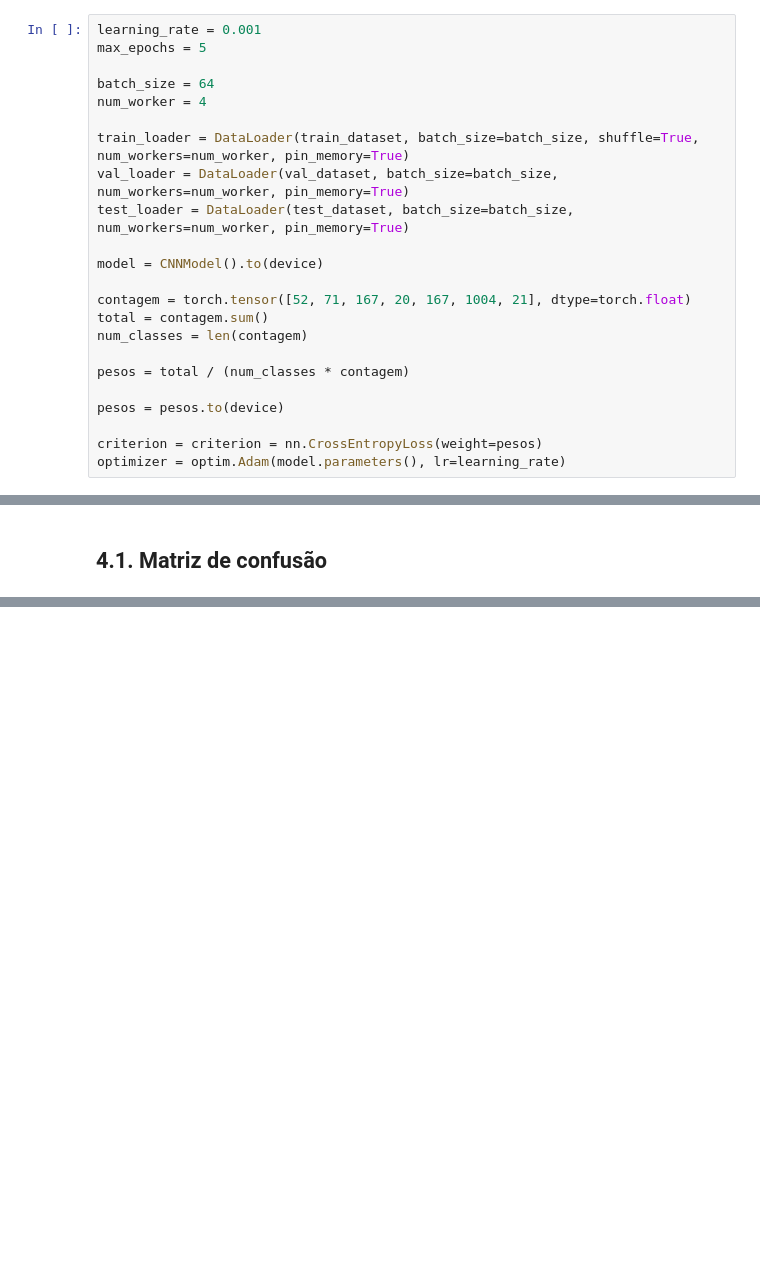
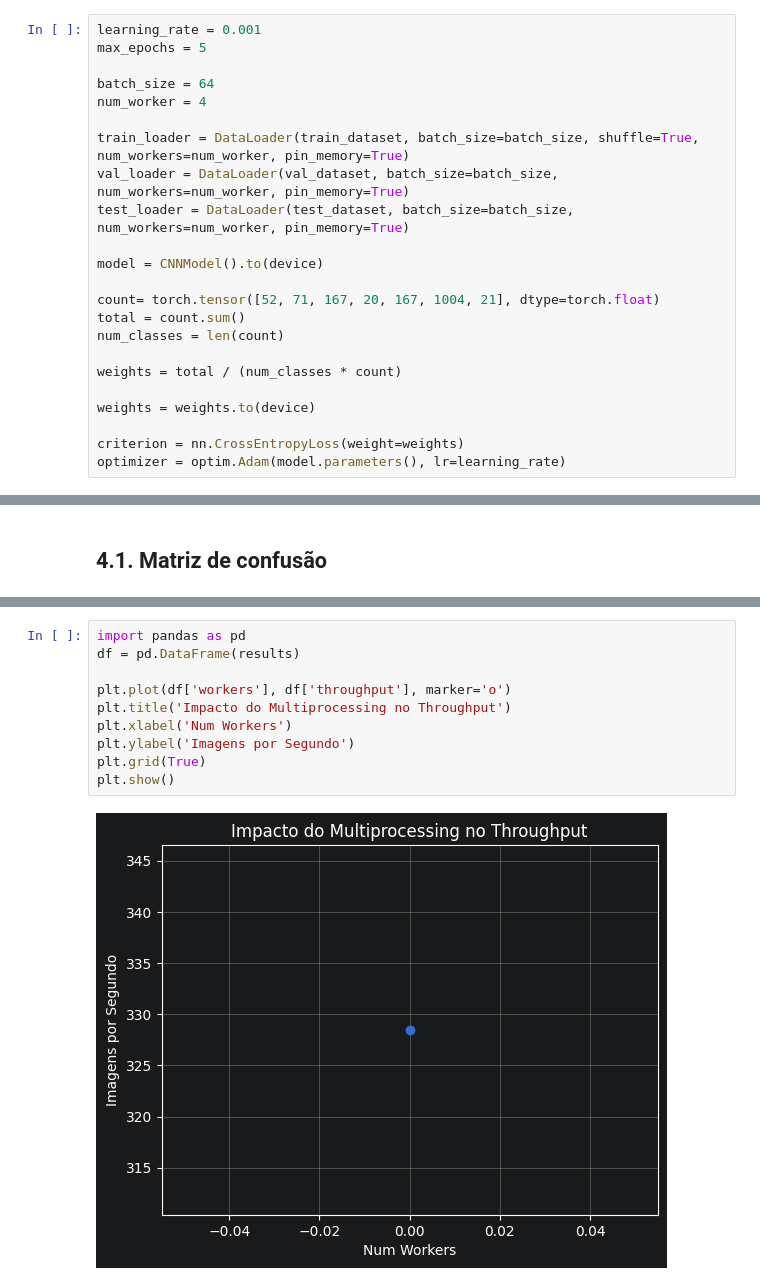
Before and after one commit to eulergomees/parallel_loading, a Jupyter notebook: parallel_loading.ipynb, the cells around one changed output, grey strips where cells are left out. Cells and saved outputs as stored; diff of their text form; blank space fills up the shorter version.

Commit message:
feat: benchmark with different num_workers

```diff
--- a/parallel_loading.ipynb
+++ b/parallel_loading.ipynb
@@ -238,15 +237,15 @@ test_loader = DataLoader(test_dataset, batch_size=batch_size, num_workers=num_wo
 
 model = CNNModel().to(device)
 
-contagem = torch.tensor([52, 71, 167, 20, 167, 1004, 21], dtype=torch.float)
-total = contagem.sum()
-num_classes = len(contagem)
+count= torch.tensor([52, 71, 167, 20, 167, 1004, 21], dtype=torch.float)
+total = count.sum()
+num_classes = len(count)
 
-pesos = total / (num_classes * contagem)
+weights = total / (num_classes * count)
 
-pesos = pesos.to(device)
+weights = weights.to(device)
 
-criterion = criterion = nn.CrossEntropyLoss(weight=pesos)
+criterion = nn.CrossEntropyLoss(weight=weights)
 optimizer = optim.Adam(model.parameters(), lr=learning_rate)
 # %%
 summary(model)
@@ -379,0 +464,12 @@ plt.show()
+# %%
+import pandas as pd
+df = pd.DataFrame(results)
+
+plt.plot(df['workers'], df['throughput'], marker='o')
+plt.title('Impacto do Multiprocessing no Throughput')
+plt.xlabel('Num Workers')
+plt.ylabel('Imagens por Segundo')
+plt.grid(True)
+plt.show()
+# %% [output]
+[figure, added]
```
Also changed, not shown: parts of 10 cells of this notebook.
